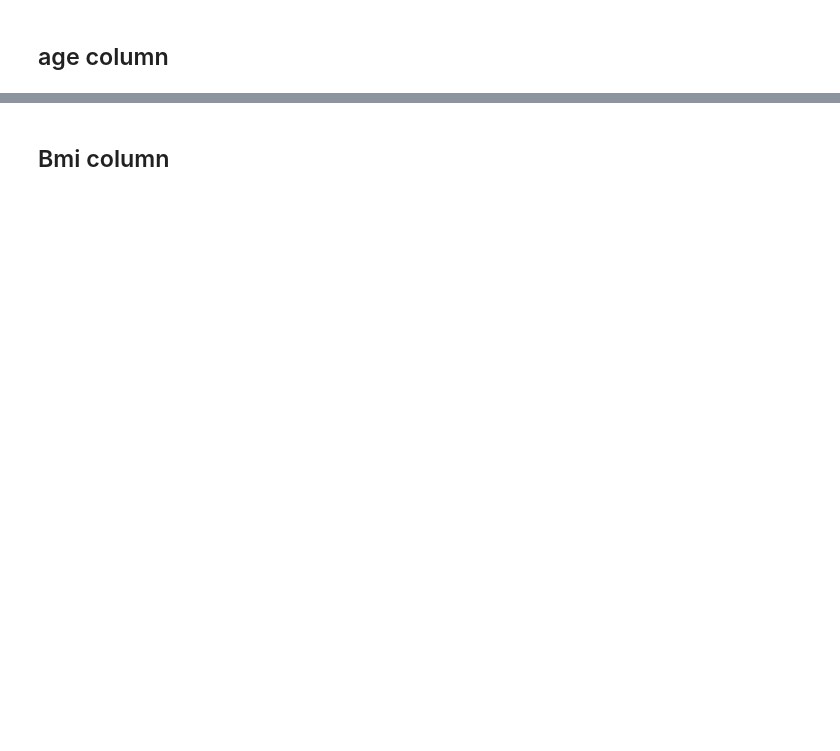
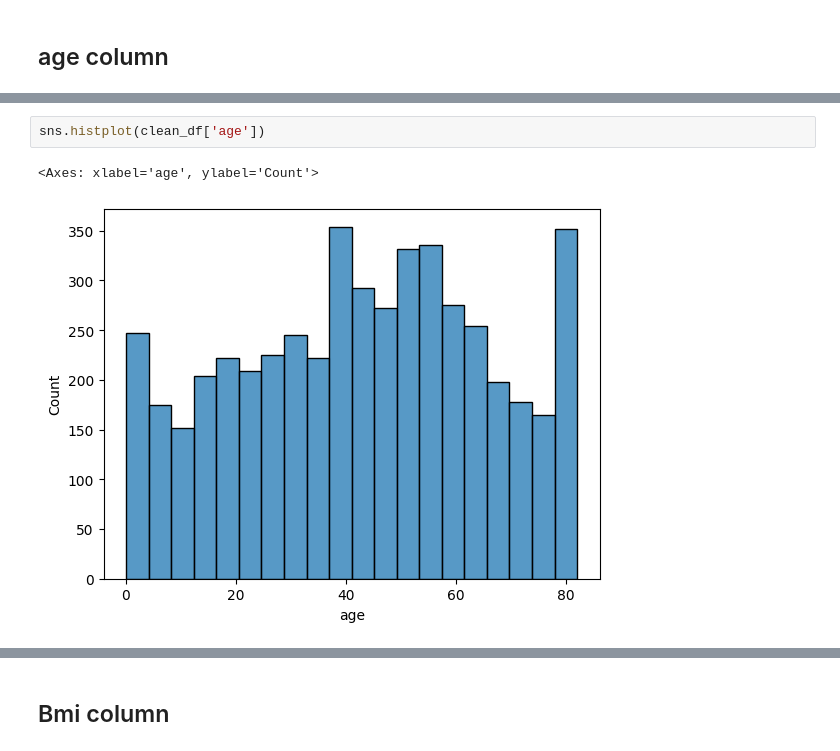
Before and after one commit to Neha-Shrestha/AI-Fellowship-Data-Wrangling, a Jupyter notebook: AI_FELLOWSHIP_Student_Notebook_Pandas_Data_Wrangling.ipynb, the cells around one changed output, grey strips where cells are left out. Cells and saved outputs as stored; diff of their text form; blank space fills up the shorter version.

```diff
--- a/AI_FELLOWSHIP_Student_Notebook_Pandas_Data_Wrangling.ipynb
+++ b/AI_FELLOWSHIP_Student_Notebook_Pandas_Data_Wrangling.ipynb
@@ -895,2 +930,7 @@ plt.show()
+# %%
+sns.histplot(clean_df['age'])
+# %% [output]
+<Axes: xlabel='age', ylabel='Count'>
+[figure, added]
 # %%
 ## write your code here (for kde plot)
```
Also changed, not shown: parts of 23 cells of this notebook.
